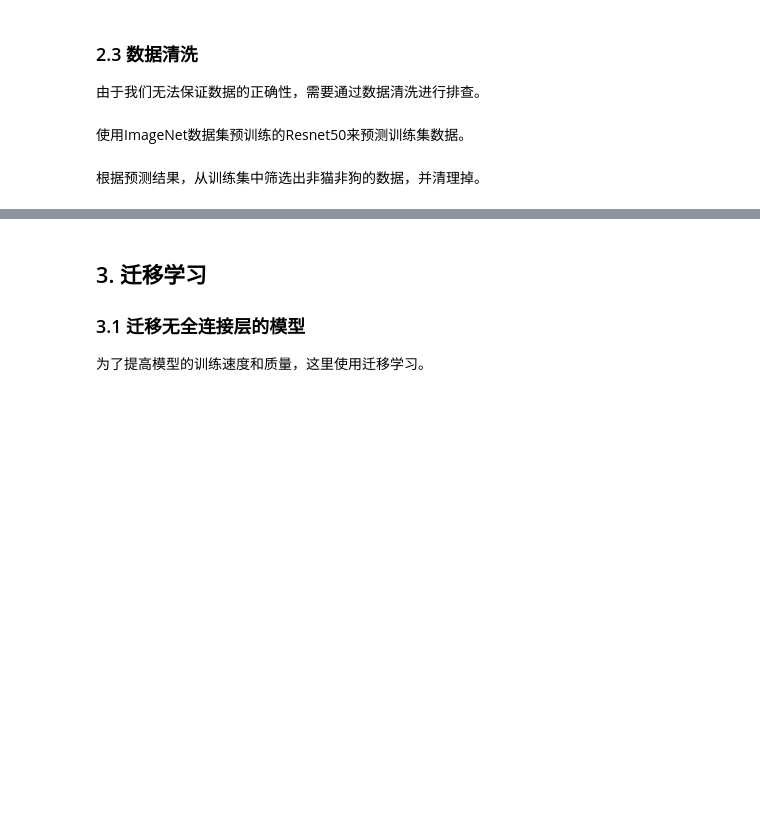
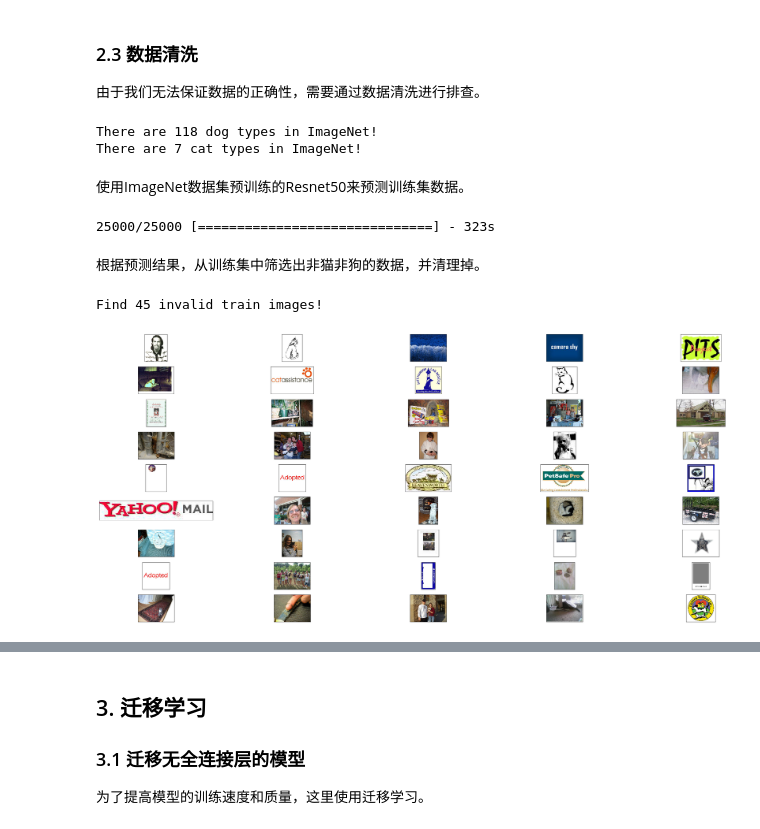
Before and after one commit to SimonLeeGit/udacity_project, a Jupyter notebook: dogs_vs_cats/bottleneck_features.ipynb, the cells around one changed output, grey strips where cells are left out. Cells and saved outputs as stored; diff of their text form; code cells hidden in the pictures; blank space fills up the shorter version.

```diff
--- a/dogs_vs_cats/bottleneck_features.ipynb
+++ b/dogs_vs_cats/bottleneck_features.ipynb
@@ -230,6 +225,12 @@ dogs = [
 cats=[
 'n02123045','n02123159','n02123394','n02123597'
 ,'n02124075','n02125311','n02127052']
+
+print("There are {} dog types in ImageNet!".format(len(dogs)))
+print("There are {} cat types in ImageNet!".format(len(cats)))
+# %% [output]
+There are 118 dog types in ImageNet!
+There are 7 cat types in ImageNet!
 # %% [markdown]
 使用ImageNet数据集预训练的Resnet50来预测训练集数据。
 # %%
@@ -240,26 +241,36 @@ from keras.applications.resnet50 import preprocess_input, decode_predictions
 prepross_model = ResNet50(weights='imagenet')
 
 # 使用imagenet预测train数据集的分类
-pred_targets = decode_predictions(prepross_model.predict(preprocess_input(train_tensors), verbose=1), top=3)
+pred_targets = decode_predictions(prepross_model.predict(preprocess_input(train_tensors), verbose=1), top=50)
+# %% [output]
+25000/25000 [==============================] - 323s
 # %% [markdown]
 根据预测结果，从训练集中筛选出非猫非狗的数据，并清理掉。
 # %%
 # 从训练集中筛选非猫非狗的数据
 ids = []
-for idx in range(len(pred_targets)):
-    for pred in pred_targets[idx]:
-        if pred[0] not in dogs:
-            if pred[0] not in cats:
-                ids.append(idx)
-print("Find {} invalid train datas.".format(len(ids)))
+for i in range(len(pred_targets)):
+    for pred in pred_targets[i]:
+        if pred[0] in dogs or pred[0] in cats:
+            ids.append(i)
+            break
+
+error_ids = []
+for i in range(len(pred_targets)):
+    if i not in ids:
+        error_ids.append(i)
 
 # 可视化所有非猫非狗的训练集数据
-fig = plt.figure(figsize=(20, 5))
-for i in range(len(ids)):
-    ax = fig.add_subplot(len(ids)/8 + 1, 8, i + 1, xticks=[], yticks=[])
-    visualize_img(train_files[ids[i]], ax)
+fig = plt.figure(figsize=(40, 20))
+for i in range(len(error_ids)):
+    ax = fig.add_subplot(len(error_ids)/5 + 1, 5, i + 1, xticks=[], yticks=[])
+    visualize_img(train_files[error_ids[i]], ax)
 
 # 从训练集中删除非猫非狗的数据
-for i in ids:
-    del train_tensors[i]
-print("There are {} train images now!".format(len(train_tensors)))
+for i in error_ids:
+    del train_files[i]
+train_tensors = np.delete(train_tensors, error_ids, axis = 0)
+print("Find {} invalid train images!".format(len(error_ids)))
+# %% [output]
+Find 45 invalid train images!
+[figure, added]
```
Also changed, not shown: parts of 17 cells of this notebook.
